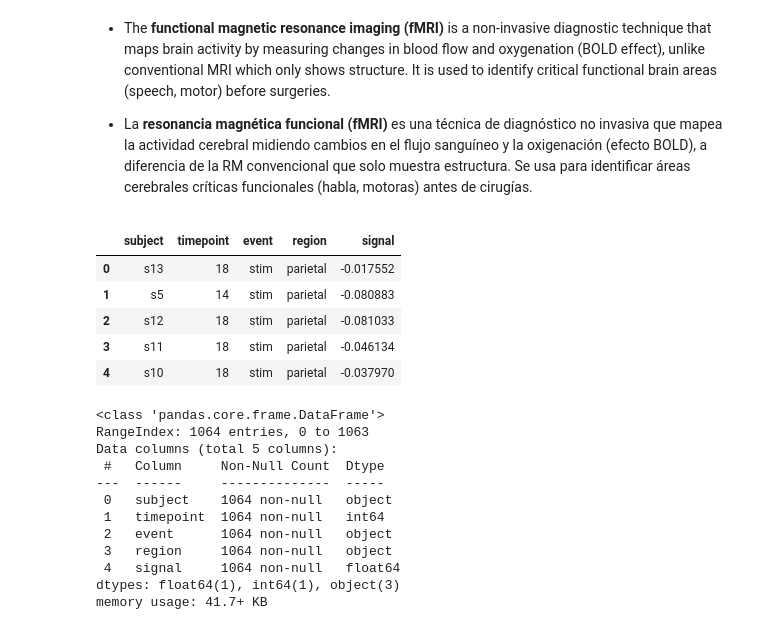
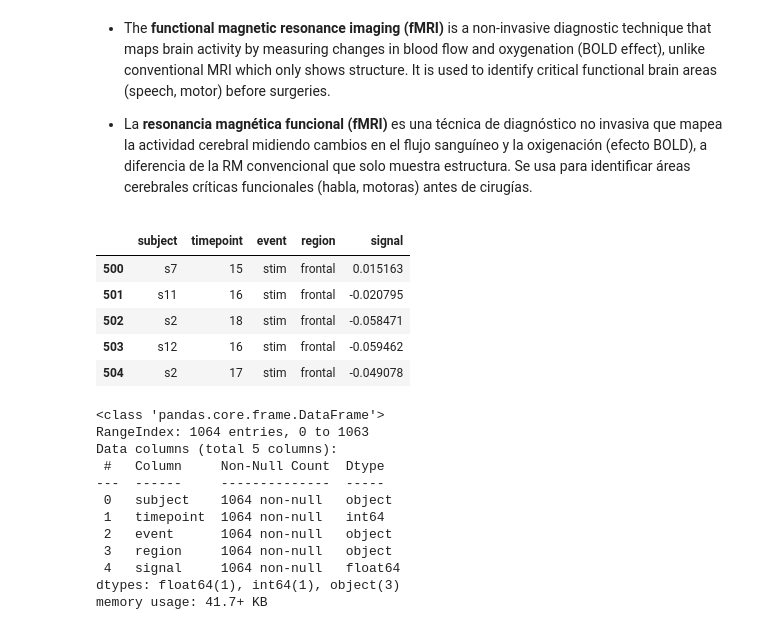
Before and after one commit to Alejandro-UDEA/Fisica_Computacional_Estudiante, a Jupyter notebook: Sesiones/seaborn/15_seaborn.ipynb, the cells around one changed output. Saved outputs shown, nothing was run; the diff lists cells and outputs as text; code cells hidden in the pictures.

```diff
--- a/Sesiones/seaborn/15_seaborn.ipynb
+++ b/Sesiones/seaborn/15_seaborn.ipynb
@@ -34,14 +34,14 @@ In next part we will explored the example done in in the paper shown before. Fir
 # %%
 url = 'https://raw.githubusercontent.com/mwaskom/seaborn-data/refs/heads/master/fmri.csv'
 fmri = pd.read_csv(url)
-fmri[:5]
+fmri[500:505]
 # %% [output]
 |  | subject | timepoint | event | region | signal |
-| 0 | s13 | 18 | stim | parietal | -0.017552 |
-| 1 | s5 | 14 | stim | parietal | -0.080883 |
-| 2 | s12 | 18 | stim | parietal | -0.081033 |
-| 3 | s11 | 18 | stim | parietal | -0.046134 |
-| 4 | s10 | 18 | stim | parietal | -0.037970 |
+| 500 | s7 | 15 | stim | frontal | 0.015163 |
+| 501 | s11 | 16 | stim | frontal | -0.020795 |
+| 502 | s2 | 18 | stim | frontal | -0.058471 |
+| 503 | s12 | 16 | stim | frontal | -0.059462 |
+| 504 | s2 | 17 | stim | frontal | -0.049078 |
 # %%
 fmri.info()
 # %% [output]
```
Also changed, not shown: parts of 14 cells of this notebook, 1 other file.
